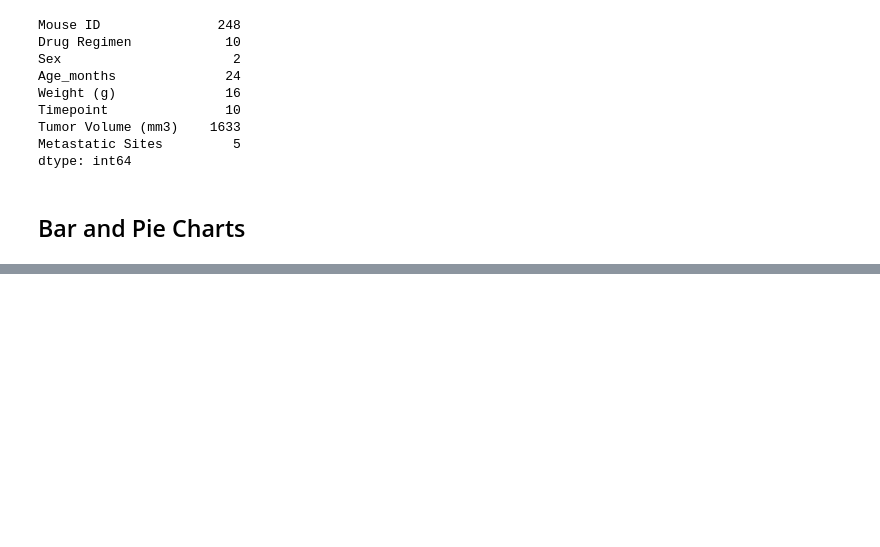
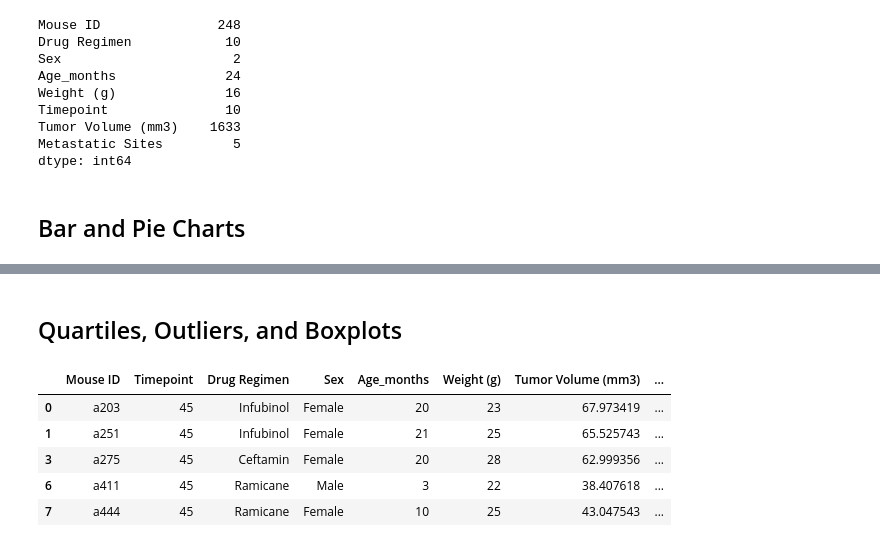
Before and after one commit to emeralddawns/Mouse-Tumor-Analysis, a Jupyter notebook: Pymaceuticals/Pymaceuticals.ipynb, the cells around one changed output, grey strips where cells are left out. Drawn from its saved outputs; the diff is of its cells as text; code cells hidden in the pictures; blank space fills up the shorter version.

```diff
--- a/Pymaceuticals/Pymaceuticals.ipynb
+++ b/Pymaceuticals/Pymaceuticals.ipynb
@@ -202,0 +215,27 @@ sex_of_mice.plot(kind = "pie", y = "Mouse ID", shadow = True, startangle=90, fig
+# %% [markdown]
+## Quartiles, Outliers, and Boxplots
+# %%
+#Create data frame that contains only mouse ID and timepoint, then groupby mouse ID
+ID_and_timepoint = mouse_results_cl[["Mouse ID", "Timepoint"]]
+ID_and_timepoint = ID_and_timepoint.groupby(["Mouse ID"])
+
+#Find the last timepoint
+final_timepoint = ID_and_timepoint["Timepoint"].max()
+
+#Merge in the rest of the data
+final_volume_all = pd.merge(final_timepoint, mouse_results_cl, how = "left", on = ["Mouse ID", "Timepoint"])
+
+#Create a list of the Drug Regimens to be studied further, and filter the data frame to match
+top_list = ["Capomulin", "Ramicane", "Infubinol", "Ceftamin"]
+
+final_volume_t4 = final_volume_all[final_volume_all["Drug Regimen"].isin(top_list)]
+
+#Display data frame containing final Tumor Volume (mm3)
+final_volume_t4.head(5)
+# %% [output]
+|  | Mouse ID | Timepoint | Drug Regimen | Sex | Age_months | Weight (g) | Tumor Volume (mm3) | ... |
+| 0 | a203 | 45 | Infubinol | Female | 20 | 23 | 67.973419 | ... |
+| 1 | a251 | 45 | Infubinol | Female | 21 | 25 | 65.525743 | ... |
+| 3 | a275 | 45 | Ceftamin | Female | 20 | 28 | 62.999356 | ... |
+| 6 | a411 | 45 | Ramicane | Male | 3 | 22 | 38.407618 | ... |
+| 7 | a444 | 45 | Ramicane | Female | 10 | 25 | 43.047543 | ... |
```
Also changed, not shown: parts of 8 cells of this notebook.
